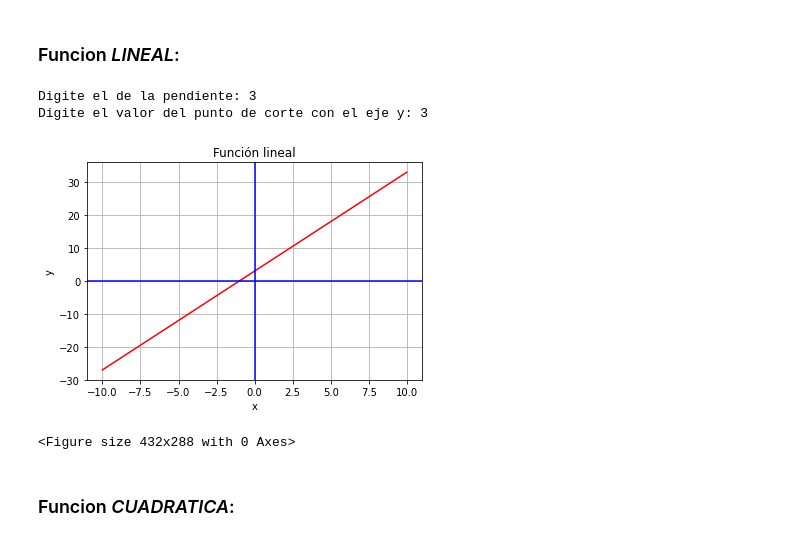
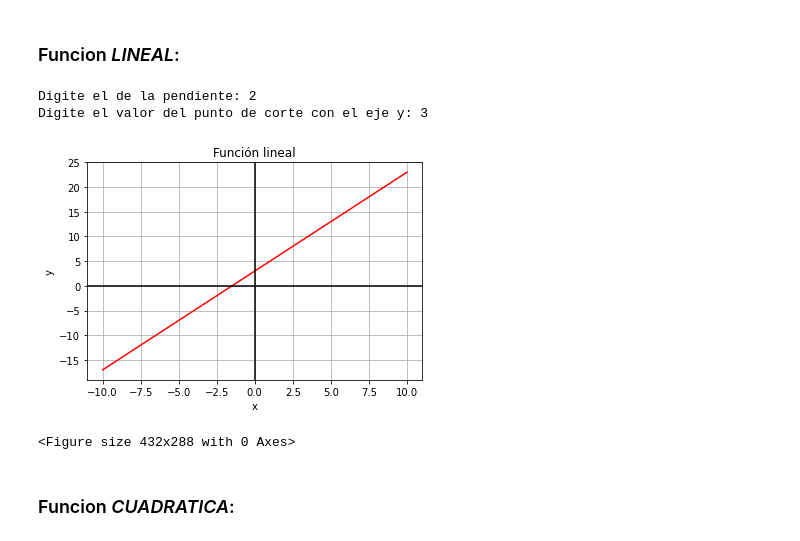
Before and after one commit to alexayala16/BIMESTRAL_P-4, a Jupyter notebook: BIMESTRAL_P_4.ipynb, the cells around one changed output. Drawn from its saved outputs; the diff is of its cells as text; code cells hidden in the pictures.

```diff
--- a/BIMESTRAL_P_4.ipynb
+++ b/BIMESTRAL_P_4.ipynb
@@ -12,28 +12,28 @@ import matplotlib.pyplot as plt
 # %%
 N  = 100
 
 def f(m,c,b):
   return m*x + b
 
 m = int(input("Digite el de la pendiente: "))
 b = int(input("Digite el valor del punto de corte con el eje y: "))
 
 x = np.linspace(-10, 10, num = N)
 y = f(m, x, b)
 
 plt.plot(x,y, color = 'r')
 plt.xlabel('x')
 plt.ylabel('y')
 plt.title('Función lineal')
 plt.grid()
-plt.axhline(y = 0, color = 'b')
-plt.axvline(x = 0, color = 'b')
+plt.axhline(y = 0, color = 'k')
+plt.axvline(x = 0, color = 'k')
 plt.show()
 plt.savefig('funcion_lineal.png')
 # %% [output]
-Digite el de la pendiente: 3
+Digite el de la pendiente: 2
 Digite el valor del punto de corte con el eje y: 3
-[figure, old version]
+[figure, new version]
 <Figure size 432x288 with 0 Axes>
 # %% [markdown]
 ### Funcion *CUADRATICA*:
```
Also changed, not shown: parts of 7 cells of this notebook.
